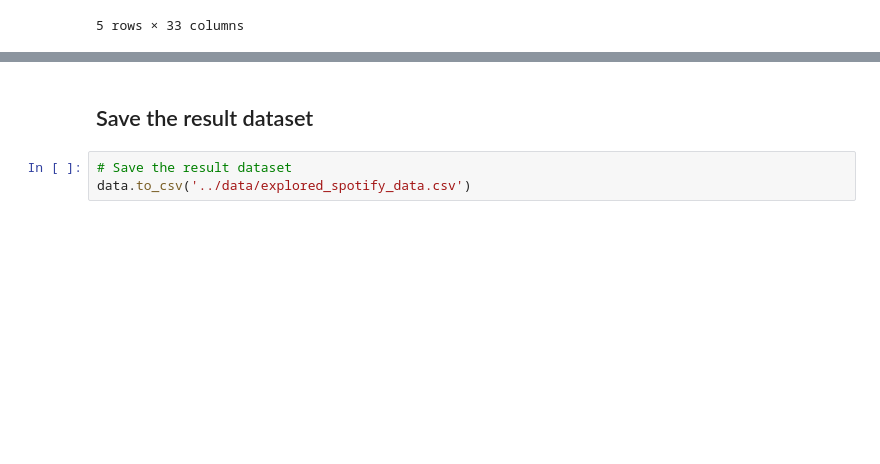
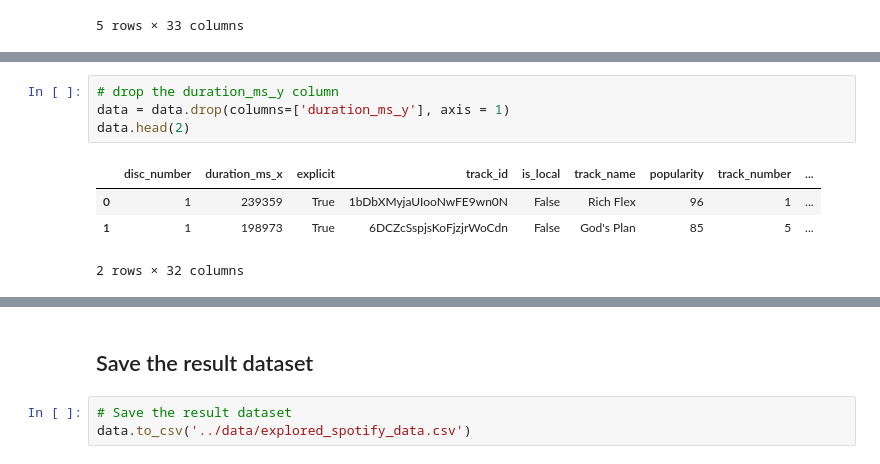
Before and after one commit to mase-git/spotrend, a Jupyter notebook: notebooks/data_exploration.ipynb, the cells around one changed output, grey strips where cells are left out. Drawn from its saved outputs; the diff is of its cells as text; blank space fills up the shorter version.

Commit message:
Removing duplicate columns

```diff
--- a/notebooks/data_exploration.ipynb
+++ b/notebooks/data_exploration.ipynb
@@ -330,0 +353,9 @@ data.head(5)
+# %%
+# drop the duration_ms_y column
+data = data.drop(columns=['duration_ms_y'], axis = 1)
+data.head(2)
+# %% [output]
+|  | disc_number | duration_ms_x | explicit | track_id | is_local | track_name | popularity | track_number | ... |
+| 0 | 1 | 239359 | True | 1bDbXMyjaUIooNwFE9wn0N | False | Rich Flex | 96 | 1 | ... |
+| 1 | 1 | 198973 | True | 6DCZcSspjsKoFjzjrWoCdn | False | God's Plan | 85 | 5 | ... |
+2 rows × 32 columns
```
Also changed, not shown: parts of 3 cells of this notebook.
